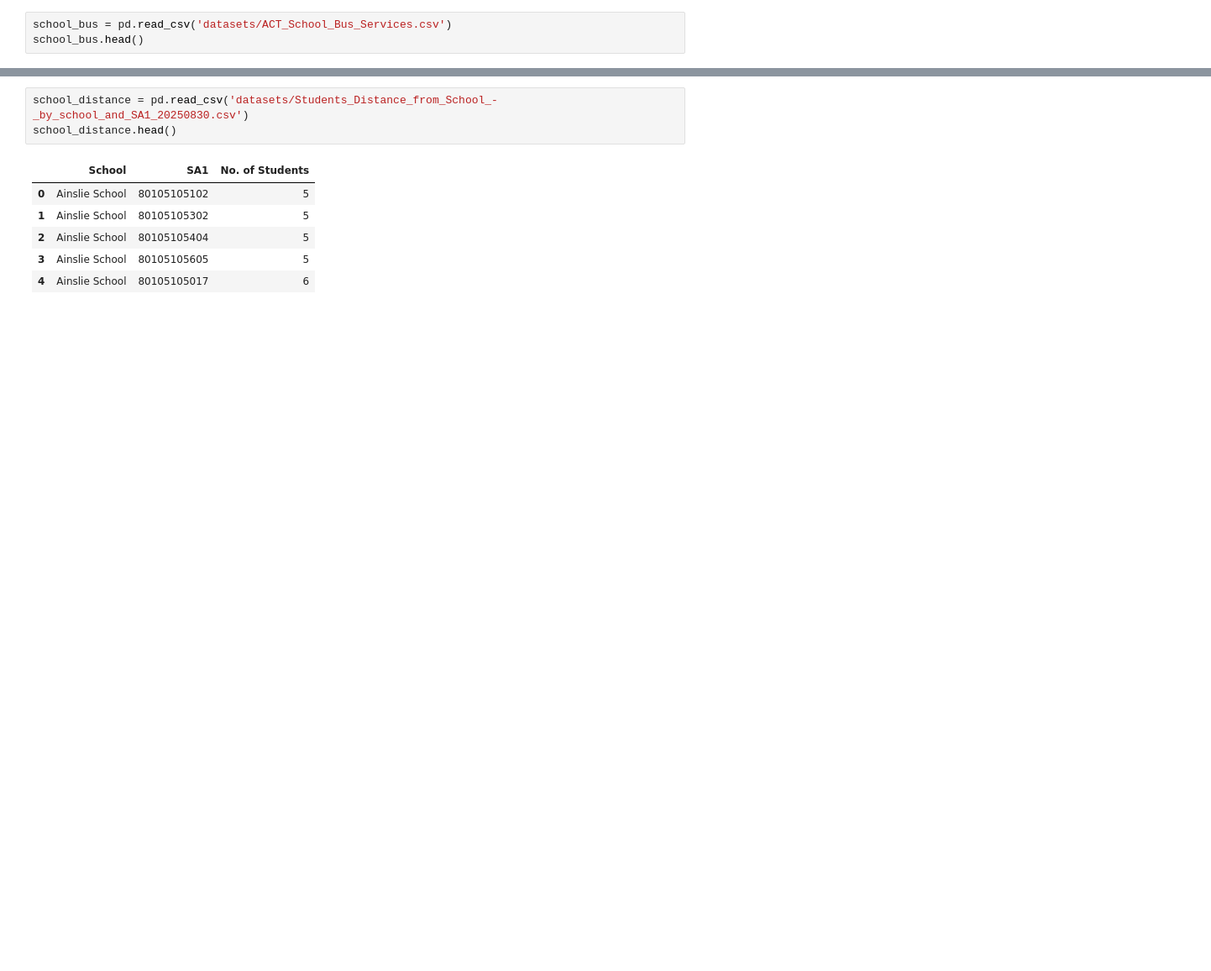
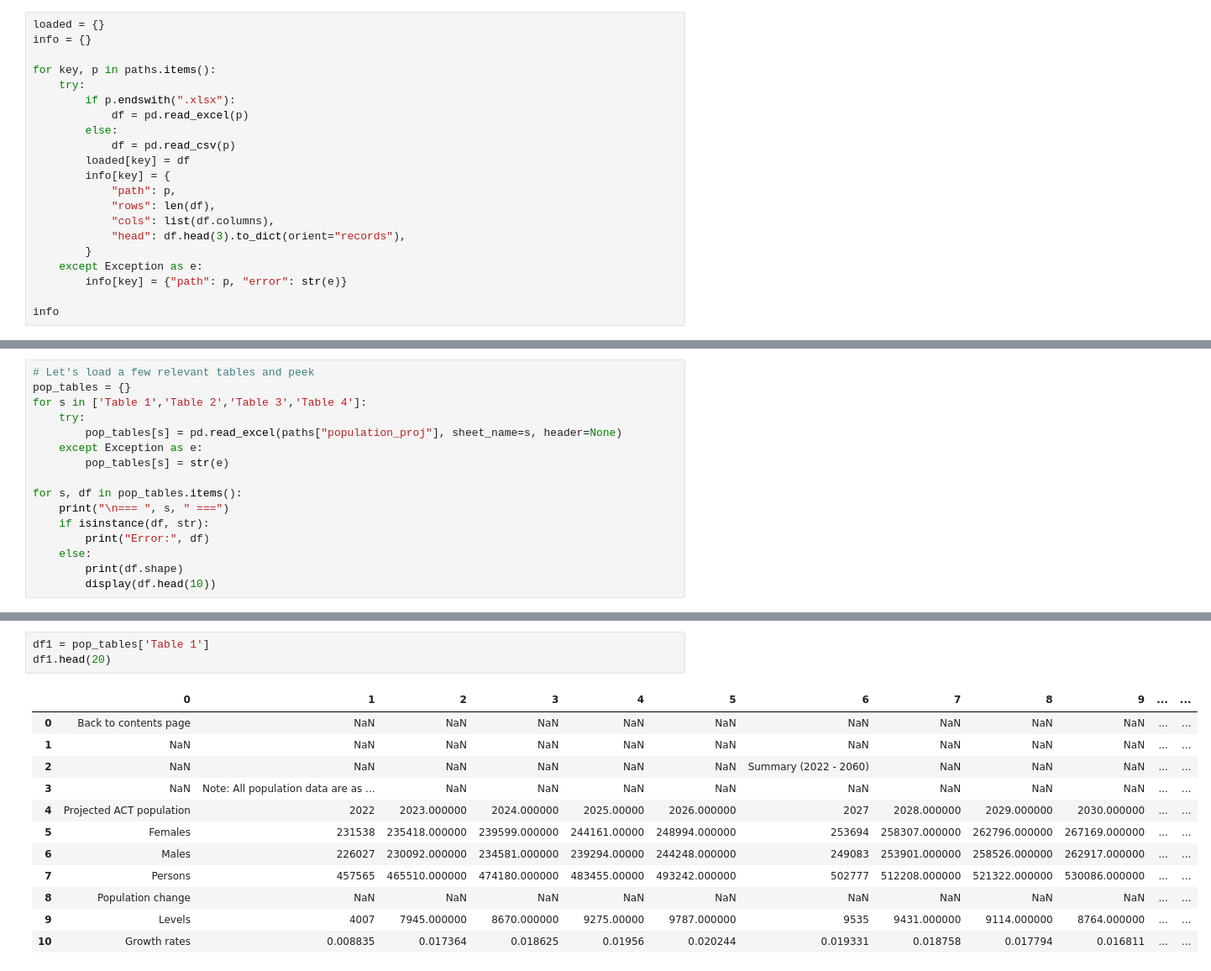
Before and after one commit to GaurabStha/Way2School, a Jupyter notebook: dataset-exploration.ipynb, the cells around one changed output, grey strips where cells are left out. Shown: that part at 84% size. Cells and saved outputs as stored; diff of their text form; blank space fills up the shorter version.

```diff
--- a/dataset-exploration.ipynb
+++ b/dataset-exploration.ipynb
@@ -13,4 +26,22 @@ public_transport.head()
 # %%
-school_bus = pd.read_csv('datasets/ACT_School_Bus_Services.csv')
-school_bus.head()
+loaded = {}
+info = {}
+
+for key, p in paths.items():
+    try:
+        if p.endswith(".xlsx"):
+            df = pd.read_excel(p)
+        else:
+            df = pd.read_csv(p)
+        loaded[key] = df
+        info[key] = {
+            "path": p,
+            "rows": len(df),
+            "cols": list(df.columns),
+            "head": df.head(3).to_dict(orient="records"),
+        }
+    except Exception as e:
+        info[key] = {"path": p, "error": str(e)}
+
+info
 # %% [output]
@@ -45,0 +163,16 @@ sc
+# %%
+# Let's load a few relevant tables and peek
+pop_tables = {}
+for s in ['Table 1','Table 2','Table 3','Table 4']:
+    try:
+        pop_tables[s] = pd.read_excel(paths["population_proj"], sheet_name=s, header=None)
+    except Exception as e:
+        pop_tables[s] = str(e)
+
+for s, df in pop_tables.items():
+    print("\n=== ", s, " ===")
+    if isinstance(df, str):
+        print("Error:", df)
+    else:
+        print(df.shape)
+        display(df.head(10))
@@ -54,12 +244,18 @@ bus_route.head()
 | 3 | MULTILINESTRING ((149.09249400000... | 0 | 1800018 | 180-10516 | 180 | Lanyon to City West via Condor & ... | NaN | 3 | 0042AC | ... |
 | 4 | MULTILINESTRING ((149.135127 -35.... | 0 | 180104 | 18-10516 | 18 | Mitchell Loop via Harrison & Fran... | NaN | 3 | 0042AC | ... |
 # %%
-school_distance = pd.read_csv('datasets/Students_Distance_from_School_-_by_school_and_SA1_20250830.csv')
-school_distance.head()
+df1 = pop_tables['Table 1']
+df1.head(20)
 # %% [output]
-|  | School | SA1 | No. of Students |
-| 0 | Ainslie School | 80105105102 | 5 |
-| 1 | Ainslie School | 80105105302 | 5 |
-| 2 | Ainslie School | 80105105404 | 5 |
-| 3 | Ainslie School | 80105105605 | 5 |
-| 4 | Ainslie School | 80105105017 | 6 |
+|  | 0 | 1 | 2 | 3 | 4 | 5 | 6 | 7 | 8 | 9 | ... | ... |
+| 0 | Back to contents page | NaN | NaN | NaN | NaN | NaN | NaN | NaN | NaN | NaN | ... | ... |
+| 1 | NaN | NaN | NaN | NaN | NaN | NaN | NaN | NaN | NaN | NaN | ... | ... |
+| 2 | NaN | NaN | NaN | NaN | NaN | NaN | Summary (2022 - 2060) | NaN | NaN | NaN | ... | ... |
+| 3 | NaN | Note: All population data are as ... | NaN | NaN | NaN | NaN | NaN | NaN | NaN | NaN | ... | ... |
+| 4 | Projected ACT population | 2022 | 2023.000000 | 2024.000000 | 2025.00000 | 2026.000000 | 2027 | 2028.000000 | 2029.000000 | 2030.000000 | ... | ... |
+| 5 | Females | 231538 | 235418.000000 | 239599.000000 | 244161.00000 | 248994.000000 | 253694 | 258307.000000 | 262796.000000 | 267169.000000 | ... | ... |
+| 6 | Males | 226027 | 230092.000000 | 234581.000000 | 239294.00000 | 244248.000000 | 249083 | 253901.000000 | 258526.000000 | 262917.000000 | ... | ... |
+| 7 | Persons | 457565 | 465510.000000 | 474180.000000 | 483455.00000 | 493242.000000 | 502777 | 512208.000000 | 521322.000000 | 530086.000000 | ... | ... |
+| 8 | Population change | NaN | NaN | NaN | NaN | NaN | NaN | NaN | NaN | NaN | ... | ... |
+| 9 | Levels | 4007 | 7945.000000 | 8670.000000 | 9275.00000 | 9787.000000 | 9535 | 9431.000000 | 9114.000000 | 8764.000000 | ... | ... |
+| 10 | Growth rates | 0.008835 | 0.017364 | 0.018625 | 0.01956 | 0.020244 | 0.019331 | 0.018758 | 0.017794 | 0.016811 | ... | ... |
```
Also changed, not shown: parts of 47 cells of this notebook, 5 other files.
